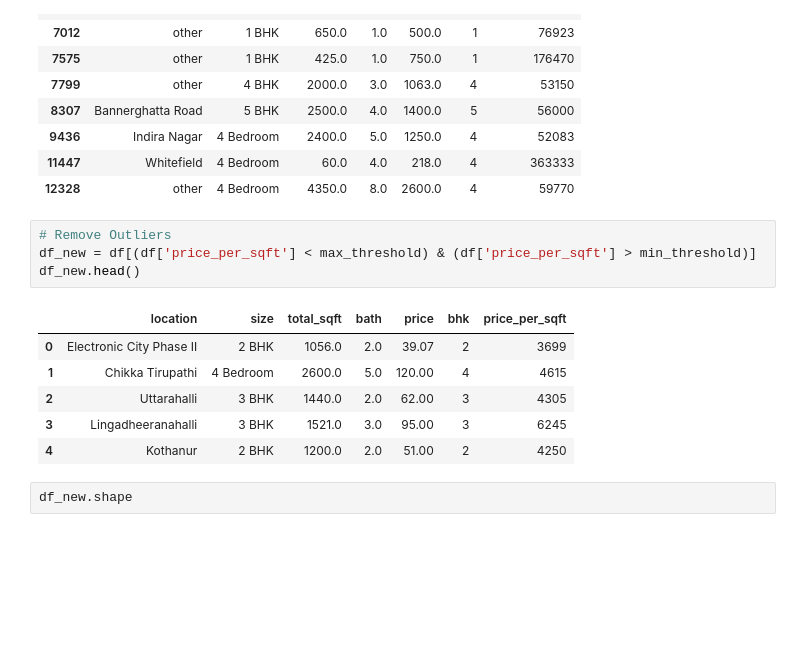
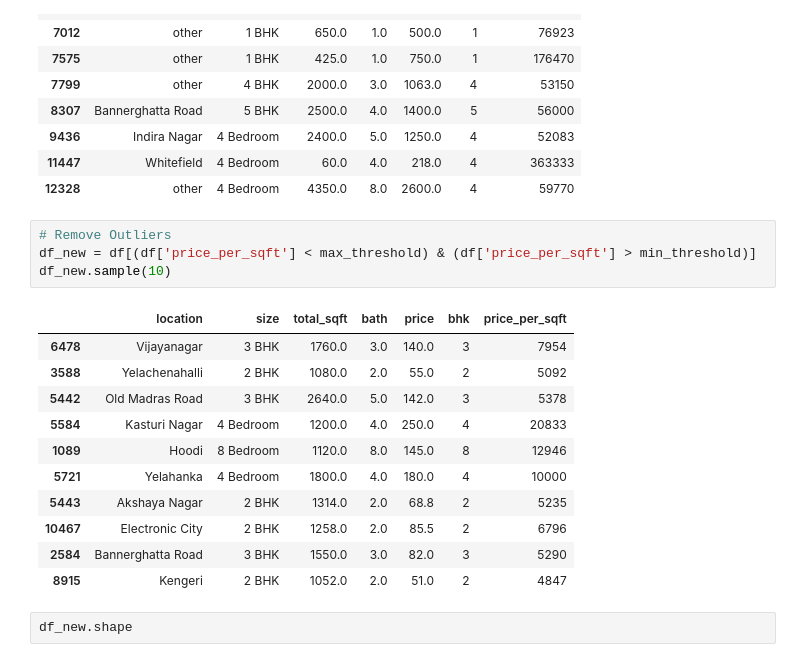
Before and after one commit to Astitv7/Outlier-Detection-Methods, a Jupyter notebook: Outlier_percentile.ipynb, the cells around one changed output. Drawn from its saved outputs; the diff is of its cells as text; blank space fills up the shorter version.

```diff
--- a/Outlier_percentile.ipynb
+++ b/Outlier_percentile.ipynb
@@ -128,14 +128,19 @@ df[df['price_per_sqft'] > max_threshold]
 # %%
 # Remove Outliers
 df_new = df[(df['price_per_sqft'] < max_threshold) & (df['price_per_sqft'] > min_threshold)]
-df_new.head()
+df_new.sample(10)
 # %% [output]
 |  | location | size | total_sqft | bath | price | bhk | price_per_sqft |
-| 0 | Electronic City Phase II | 2 BHK | 1056.0 | 2.0 | 39.07 | 2 | 3699 |
-| 1 | Chikka Tirupathi | 4 Bedroom | 2600.0 | 5.0 | 120.00 | 4 | 4615 |
-| 2 | Uttarahalli | 3 BHK | 1440.0 | 2.0 | 62.00 | 3 | 4305 |
-| 3 | Lingadheeranahalli | 3 BHK | 1521.0 | 3.0 | 95.00 | 3 | 6245 |
-| 4 | Kothanur | 2 BHK | 1200.0 | 2.0 | 51.00 | 2 | 4250 |
+| 6478 | Vijayanagar | 3 BHK | 1760.0 | 3.0 | 140.0 | 3 | 7954 |
+| 3588 | Yelachenahalli | 2 BHK | 1080.0 | 2.0 | 55.0 | 2 | 5092 |
+| 5442 | Old Madras Road | 3 BHK | 2640.0 | 5.0 | 142.0 | 3 | 5378 |
+| 5584 | Kasturi Nagar | 4 Bedroom | 1200.0 | 4.0 | 250.0 | 4 | 20833 |
+| 1089 | Hoodi | 8 Bedroom | 1120.0 | 8.0 | 145.0 | 8 | 12946 |
+| 5721 | Yelahanka | 4 Bedroom | 1800.0 | 4.0 | 180.0 | 4 | 10000 |
+| 5443 | Akshaya Nagar | 2 BHK | 1314.0 | 2.0 | 68.8 | 2 | 5235 |
+| 10467 | Electronic City | 2 BHK | 1258.0 | 2.0 | 85.5 | 2 | 6796 |
+| 2584 | Bannerghatta Road | 3 BHK | 1550.0 | 3.0 | 82.0 | 3 | 5290 |
+| 8915 | Kengeri | 2 BHK | 1052.0 | 2.0 | 51.0 | 2 | 4847 |
 # %%
 df_new.shape
 # %% [output]
```
Also changed, not shown: parts of 11 cells of this notebook, 1 other file.
